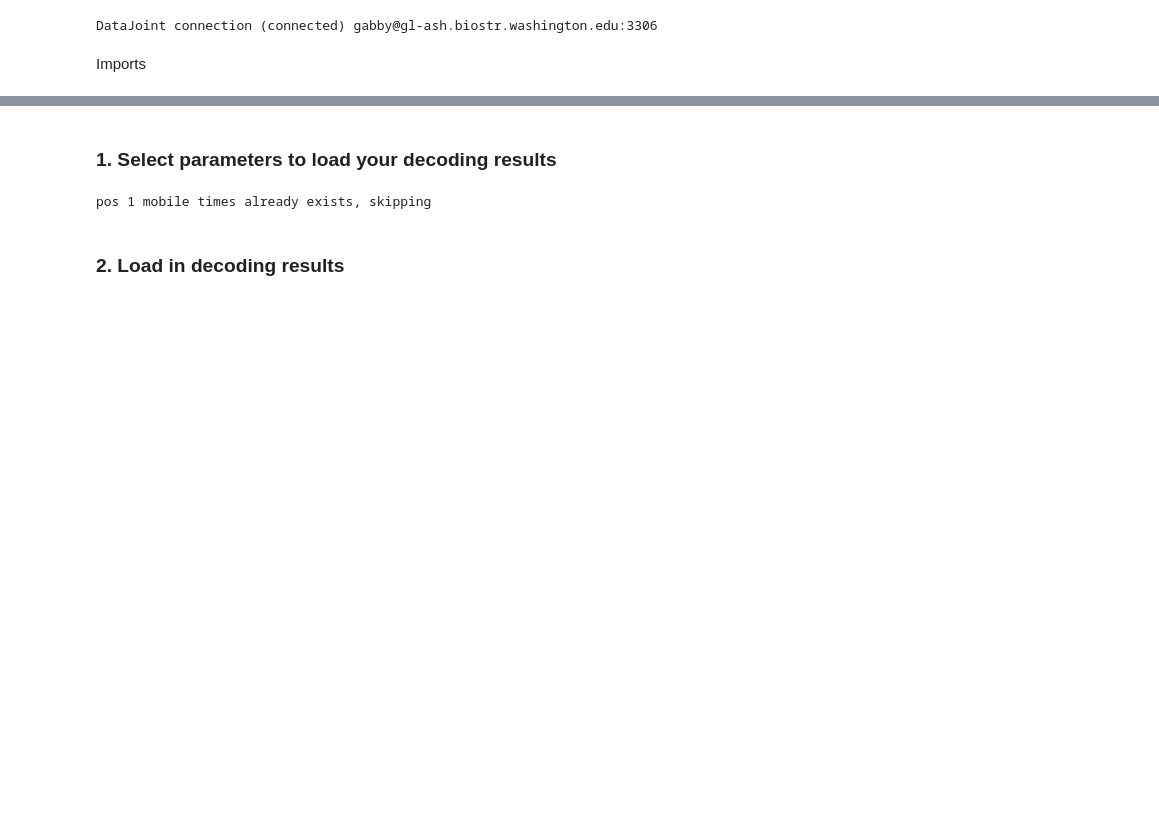
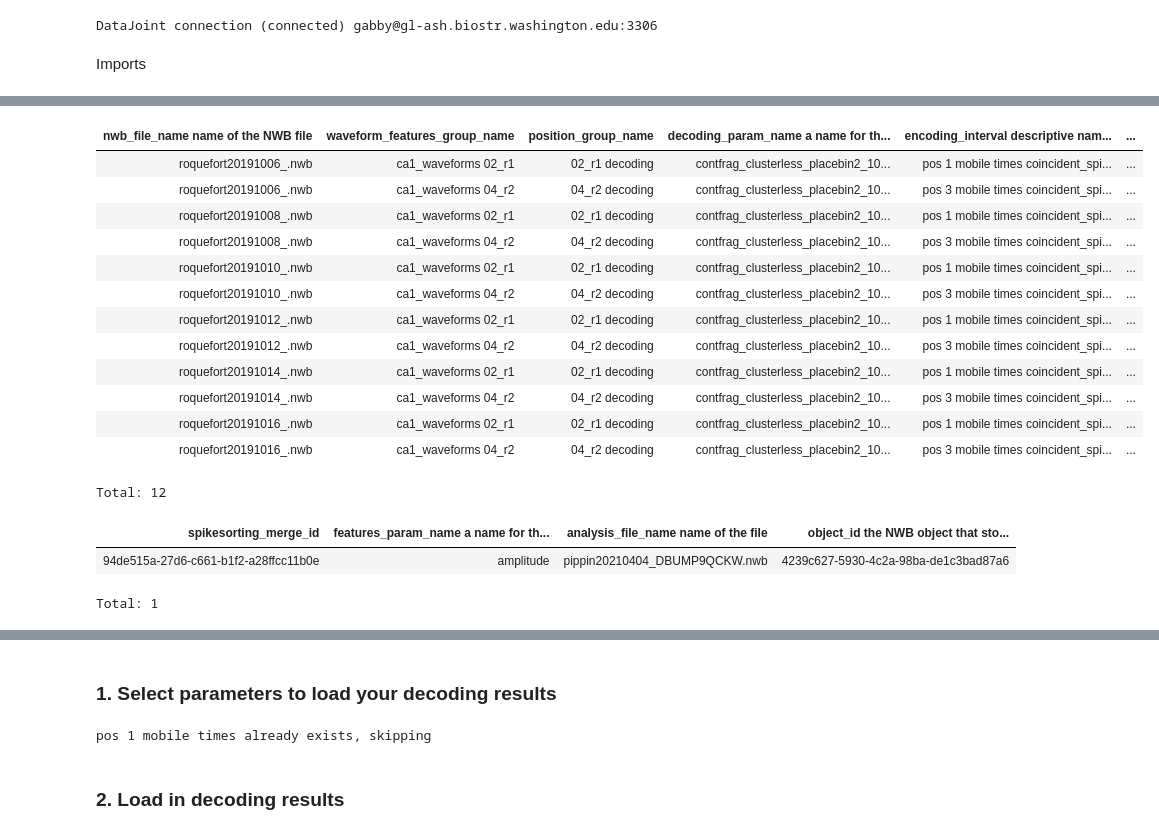
Before and after one commit to gillespielab/gl_spyglass, a Jupyter notebook: examples_and_tutorials/example_figpack_visualizations/2d_decoding_figpack.ipynb, the cells around one changed output, grey strips where cells are left out. Drawn from its saved outputs; the diff is of its cells as text; code cells hidden in the pictures; blank space fills up the shorter version.

```diff
--- a/examples_and_tutorials/example_figpack_visualizations/2d_decoding_figpack.ipynb
+++ b/examples_and_tutorials/example_figpack_visualizations/2d_decoding_figpack.ipynb
@@ -33,0 +41,17 @@ from gl_spyglass.custom_spyglass_tables.grouped_ripple import LFPBandGroup, Ripp
+# %%
+ClusterlessDecodingV1() & "nwb_file_name LIKE 'roquefort%'"
+# %% [output]
+| nwb_file_name name of the NWB file | waveform_features_group_name | position_group_name | decoding_param_name a name for th... | encoding_interval descriptive nam... | ... |
+| roquefort20191006_.nwb | ca1_waveforms 02_r1 | 02_r1 decoding | contfrag_clusterless_placebin2_10... | pos 1 mobile times coincident_spi... | ... |
+| roquefort20191006_.nwb | ca1_waveforms 04_r2 | 04_r2 decoding | contfrag_clusterless_placebin2_10... | pos 3 mobile times coincident_spi... | ... |
+| roquefort20191008_.nwb | ca1_waveforms 02_r1 | 02_r1 decoding | contfrag_clusterless_placebin2_10... | pos 1 mobile times coincident_spi... | ... |
+| roquefort20191008_.nwb | ca1_waveforms 04_r2 | 04_r2 decoding | contfrag_clusterless_placebin2_10... | pos 3 mobile times coincident_spi... | ... |
+| roquefort20191010_.nwb | ca1_waveforms 02_r1 | 02_r1 decoding | contfrag_clusterless_placebin2_10... | pos 1 mobile times coincident_spi... | ... |
+| roquefort20191010_.nwb | ca1_waveforms 04_r2 | 04_r2 decoding | contfrag_clusterless_placebin2_10... | pos 3 mobile times coincident_spi... | ... |
+| roquefort20191012_.nwb | ca1_waveforms 02_r1 | 02_r1 decoding | contfrag_clusterless_placebin2_10... | pos 1 mobile times coincident_spi... | ... |
+| roquefort20191012_.nwb | ca1_waveforms 04_r2 | 04_r2 decoding | contfrag_clusterless_placebin2_10... | pos 3 mobile times coincident_spi... | ... |
+| roquefort20191014_.nwb | ca1_waveforms 02_r1 | 02_r1 decoding | contfrag_clusterless_placebin2_10... | pos 1 mobile times coincident_spi... | ... |
+| roquefort20191014_.nwb | ca1_waveforms 04_r2 | 04_r2 decoding | contfrag_clusterless_placebin2_10... | pos 3 mobile times coincident_spi... | ... |
+| roquefort20191016_.nwb | ca1_waveforms 02_r1 | 02_r1 decoding | contfrag_clusterless_placebin2_10... | pos 1 mobile times coincident_spi... | ... |
+| roquefort20191016_.nwb | ca1_waveforms 04_r2 | 04_r2 decoding | contfrag_clusterless_placebin2_10... | pos 3 mobile times coincident_spi... | ... |
+Total: 12
@@ -33,0 +63,6 @@ from gl_spyglass.custom_spyglass_tables.grouped_ripple import LFPBandGroup, Ripp
+# %%
+UnitWaveformFeatures() & {'spikesorting_merge_id': spikesorting_merge_id}
+# %% [output]
+| spikesorting_merge_id | features_param_name a name for th... | analysis_file_name name of the file | object_id the NWB object that sto... |
+| 94de515a-27d6-c661-b1f2-a28ffcc11b0e | amplitude | pippin20210404_DBUMP9QCKW.nwb | 4239c627-5930-4c2a-98ba-de1c3bad87a6 |
+Total: 1
```
Also changed, not shown: parts of 9 cells of this notebook, 5 other files.
